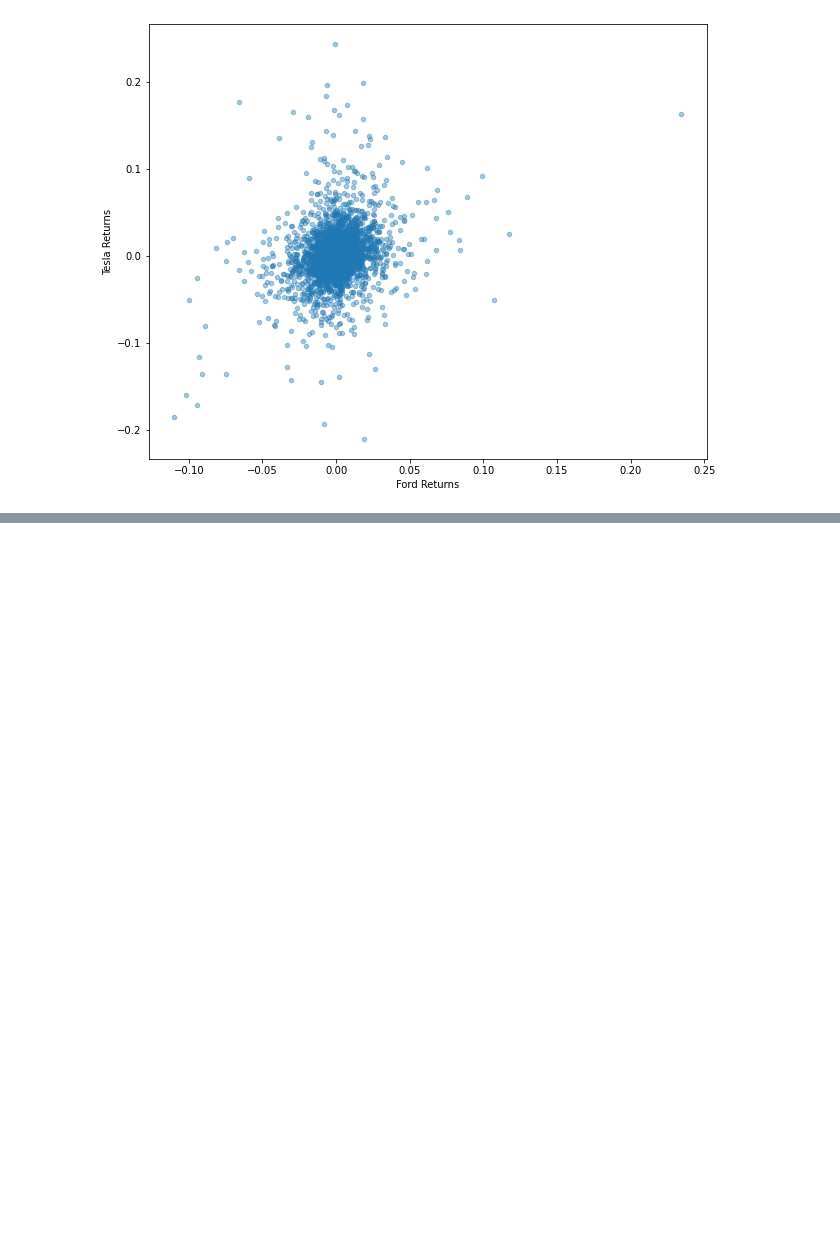
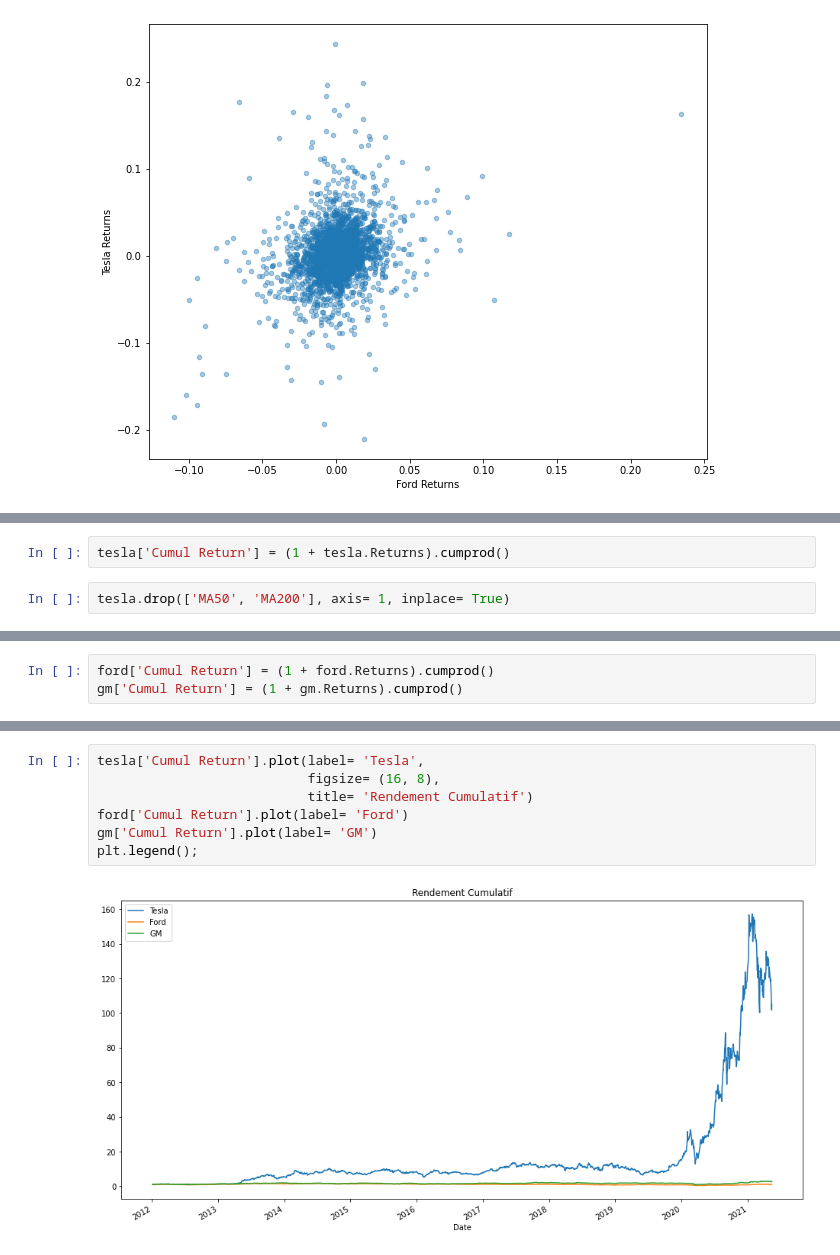
Before and after one commit to jfclaudien/financial-analysis-with-python, a Jupyter notebook: stock market analysis.ipynb, the cells around one changed output, grey strips where cells are left out. Saved outputs shown, nothing was run; the diff lists cells and outputs as text; blank space fills up the shorter version.

```diff
--- a/stock market analysis.ipynb
+++ b/stock market analysis.ipynb
@@ -380,0 +383,4 @@ box_df.plot(kind= 'scatter',
+# %%
+tesla['Cumul Return'] = (1 + tesla.Returns).cumprod()
+# %%
+tesla.drop(['MA50', 'MA200'], axis= 1, inplace= True)
@@ -380,0 +407,3 @@ box_df.plot(kind= 'scatter',
+# %%
+ford['Cumul Return'] = (1 + ford.Returns).cumprod()
+gm['Cumul Return'] = (1 + gm.Returns).cumprod()
@@ -380,0 +450,9 @@ box_df.plot(kind= 'scatter',
+# %%
+tesla['Cumul Return'].plot(label= 'Tesla',
+                           figsize= (16, 8),
+                           title= 'Rendement Cumulatif')
+ford['Cumul Return'].plot(label= 'Ford')
+gm['Cumul Return'].plot(label= 'GM')
+plt.legend();
+# %% [output]
+[figure, added]
```
Also changed, not shown: parts of 8 cells of this notebook.
